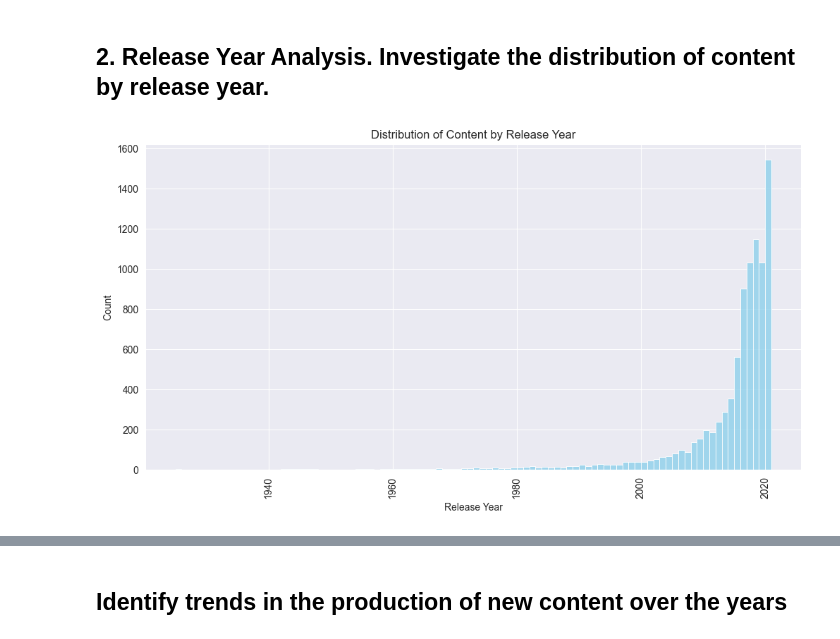
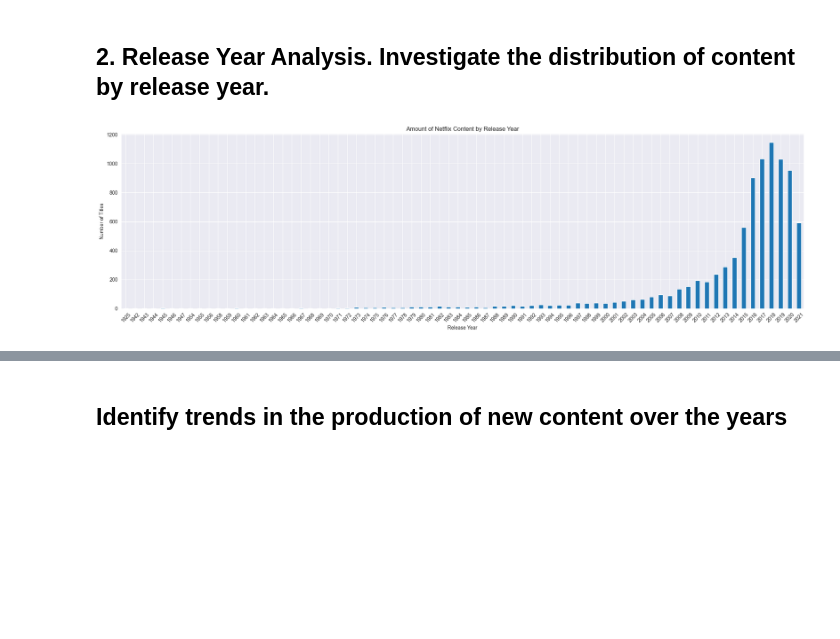
Before and after one commit to akharchenko23/final-project-akharchenko23-main, a Jupyter notebook: final-project-akharchenko23-main/notebook.ipynb, the cells around one changed output, grey strips where cells are left out. Saved outputs shown, nothing was run; the diff lists cells and outputs as text; code cells hidden in the pictures; blank space fills up the shorter version.

```diff
--- a/final-project-akharchenko23-main/notebook.ipynb
+++ b/final-project-akharchenko23-main/notebook.ipynb
@@ -80,23 +80,18 @@ plt.show()
 # %%
 import pandas as pd
 import matplotlib.pyplot as plt
 
-# The histogram shows the distribution of content (movies or TV shows)
-# based on their release year. Each bar on the histogram represents a range of years, and the
-# height of the bar indicates the count of content released within that range.
+# Load the Netflix dataset
+netflix_data = pd.read_csv('netflix_dataset.csv')
 
-# Load the dataset
-netflix_df = pd.read_csv("netflix_dataset.csv")
-
-# Plot the distribution of content by release year
-plt.figure(figsize=(12, 6))
-sns.histplot(netflix_df['release_year'],
-             bins=range(int(netflix_df['release_year'].min()), int(netflix_df['release_year'].max()) + 1, 1), kde=False,
-             color='skyblue')
-plt.title('Distribution of Content by Release Year')
+# Plot distribution of content by release year
+plt.figure(figsize=(20, 6))
+netflix_data['release_year'].value_counts().sort_index().plot(kind='bar')
+plt.title('Amount of Netflix Content by Release Year')
 plt.xlabel('Release Year')
-plt.ylabel('Count')
-plt.xticks(rotation=90)
+plt.ylabel('Number of Titles')
+plt.xticks(rotation=45)
+plt.tight_layout()
 plt.show()
 # %% [output]
-[figure, old version]
+[figure, new version]
```
Also changed, not shown: parts of 4 cells of this notebook, 4 other files.
